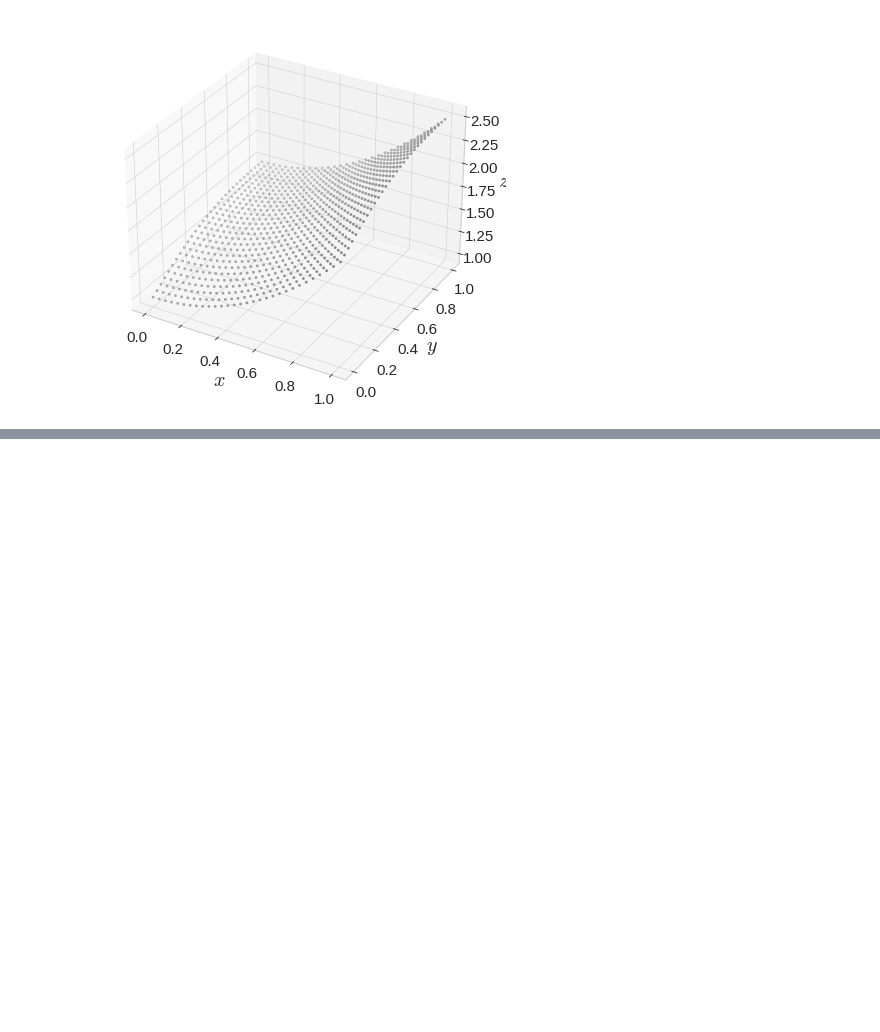
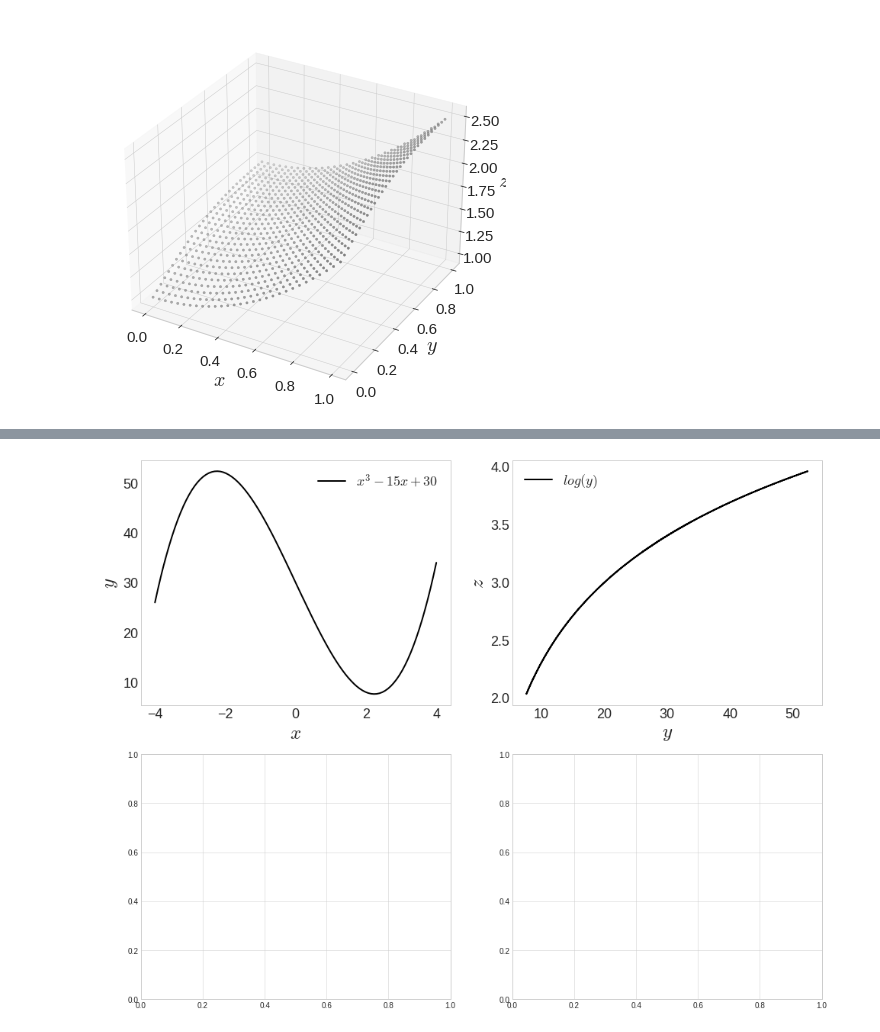
Before and after one commit to chw8207/math_basic, a Jupyter notebook: 다변수&벡터함수.ipynb, the cells around one changed output, grey strips where cells are left out. Cells and saved outputs as stored; diff of their text form; code cells hidden in the pictures; blank space fills up the shorter version.

```diff
--- a/다변수&벡터함수.ipynb
+++ b/다변수&벡터함수.ipynb
@@ -140,0 +146,37 @@ plt.show()
+# %%
+import numpy as np
+import matplotlib.pyplot as plt
+import matplotlib as mpl
+
+mpl.style.use('bmh')         # 그래프에 사용할 테마 설정
+mpl.style.use('seaborn-whitegrid')
+
+fig, ax = plt.subplots(2,2)
+fig.set_size_inches((16,13))
+
+plt.subplots_adjust(wspace=0.2, hspace=0.2)
+x = np.linspace(-4,4,100)
+y = x**3 -15*x +30
+z = np.log(y)
+
+# 1사분면 그래프(f(x))
+ax[0,0].plot(x, y, label = r'$x^3 -15x + 30$', color='k')
+ax[0,0].xaxis.set_tick_params(labelsize=18)
+ax[0,0].yaxis.set_tick_params(labelsize=18)
+ax[0,0].set_xlabel('$x$', fontsize=25)
+ax[0,0].set_ylabel('$y$', fontsize=25)
+ax[0,0].legend(fontsize=18)
+ax[0,0].grid(False)
+
+# 2사분면 그래프(g(y))
+ax[0,1].plot(y, z, label = r'$log(y)$', color='k')
+ax[0,1].xaxis.set_tick_params(labelsize=18)
+ax[0,1].yaxis.set_tick_params(labelsize=18)
+ax[0,1].set_xlabel('$y$', fontsize=25)
+ax[0,1].set_ylabel('$z$', fontsize=25)
+ax[0,1].legend(fontsize=18)
+ax[0,1].grid(False)
+
+plt.show()
+# %% [output]
+[figure, added]
```
Also changed, not shown: parts of 1 cell of this notebook.
